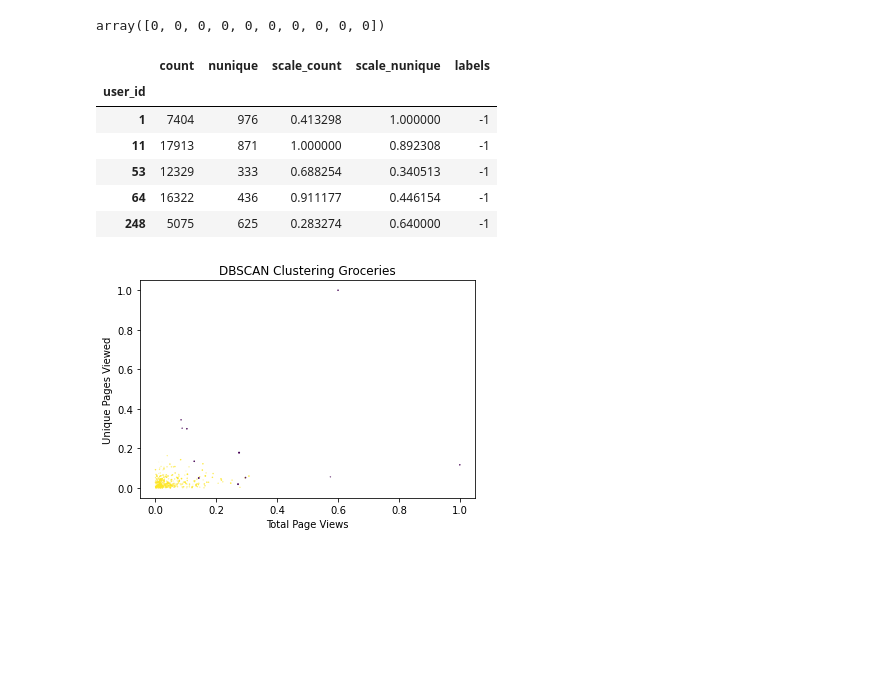
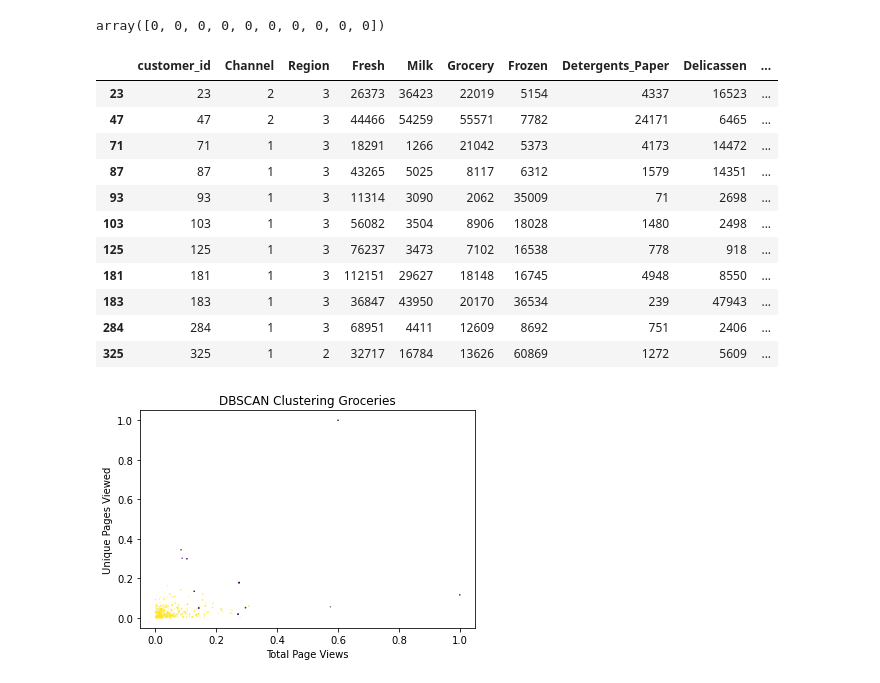
Before and after one commit to craigcalzado/anomaly-detection-exercises-, a Jupyter notebook: clustering_anomaly_detection.ipynb, the cells around one changed output. Saved outputs shown, nothing was run; the diff lists cells and outputs as text; code cells hidden in the pictures; blank space fills up the shorter version.

```diff
--- a/clustering_anomaly_detection.ipynb
+++ b/clustering_anomaly_detection.ipynb
@@ -276,16 +275,21 @@ array([0, 0, 0, 0, 0, 0, 0, 0, 0, 0])
 groceries['labels'] = labels
 # %%
 # isolate anomalies
-anomalies = pages[pages.labels == -1]
+anomalies = groceries[groceries.labels == -1]
 anomalies
 # %% [output]
-|  | count | nunique | scale_count | scale_nunique | labels |
-| user_id |  |  |  |  |  |
-| 1 | 7404 | 976 | 0.413298 | 1.000000 | -1 |
-| 11 | 17913 | 871 | 1.000000 | 0.892308 | -1 |
-| 53 | 12329 | 333 | 0.688254 | 0.340513 | -1 |
-| 64 | 16322 | 436 | 0.911177 | 0.446154 | -1 |
-| 248 | 5075 | 625 | 0.283274 | 0.640000 | -1 |
+|  | customer_id | Channel | Region | Fresh | Milk | Grocery | Frozen | Detergents_Paper | Delicassen | ... |
+| 23 | 23 | 2 | 3 | 26373 | 36423 | 22019 | 5154 | 4337 | 16523 | ... |
+| 47 | 47 | 2 | 3 | 44466 | 54259 | 55571 | 7782 | 24171 | 6465 | ... |
+| 71 | 71 | 1 | 3 | 18291 | 1266 | 21042 | 5373 | 4173 | 14472 | ... |
+| 87 | 87 | 1 | 3 | 43265 | 5025 | 8117 | 6312 | 1579 | 14351 | ... |
+| 93 | 93 | 1 | 3 | 11314 | 3090 | 2062 | 35009 | 71 | 2698 | ... |
+| 103 | 103 | 1 | 3 | 56082 | 3504 | 8906 | 18028 | 1480 | 2498 | ... |
+| 125 | 125 | 1 | 3 | 76237 | 3473 | 7102 | 16538 | 778 | 918 | ... |
+| 181 | 181 | 1 | 3 | 112151 | 29627 | 18148 | 16745 | 4948 | 8550 | ... |
+| 183 | 183 | 1 | 3 | 36847 | 43950 | 20170 | 36534 | 239 | 47943 | ... |
+| 284 | 284 | 1 | 3 | 68951 | 4411 | 12609 | 8692 | 751 | 2406 | ... |
+| 325 | 325 | 1 | 2 | 32717 | 16784 | 13626 | 60869 | 1272 | 5609 | ... |
 # %%
 # plot the data
 plt.scatter(groceries['Frozen_scaled'], groceries['Delicassen_scaled'], groceries['Fresh_scaled'], c=groceries.labels)
```
Also changed, not shown: parts of 14 cells of this notebook.
